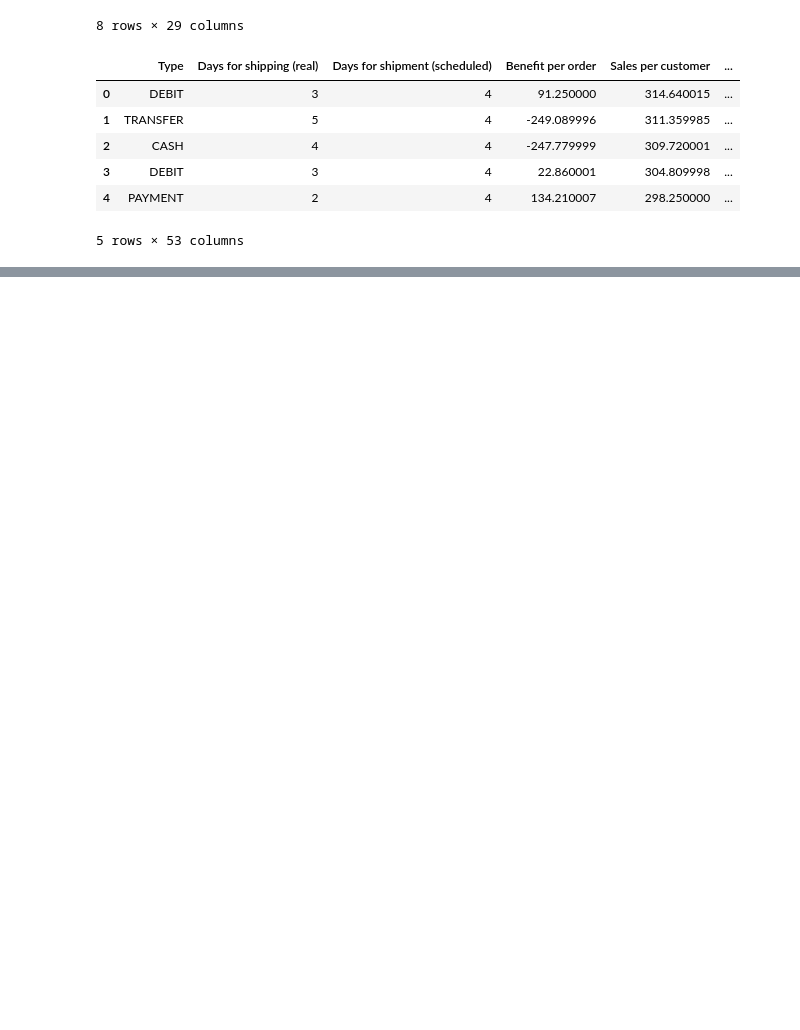
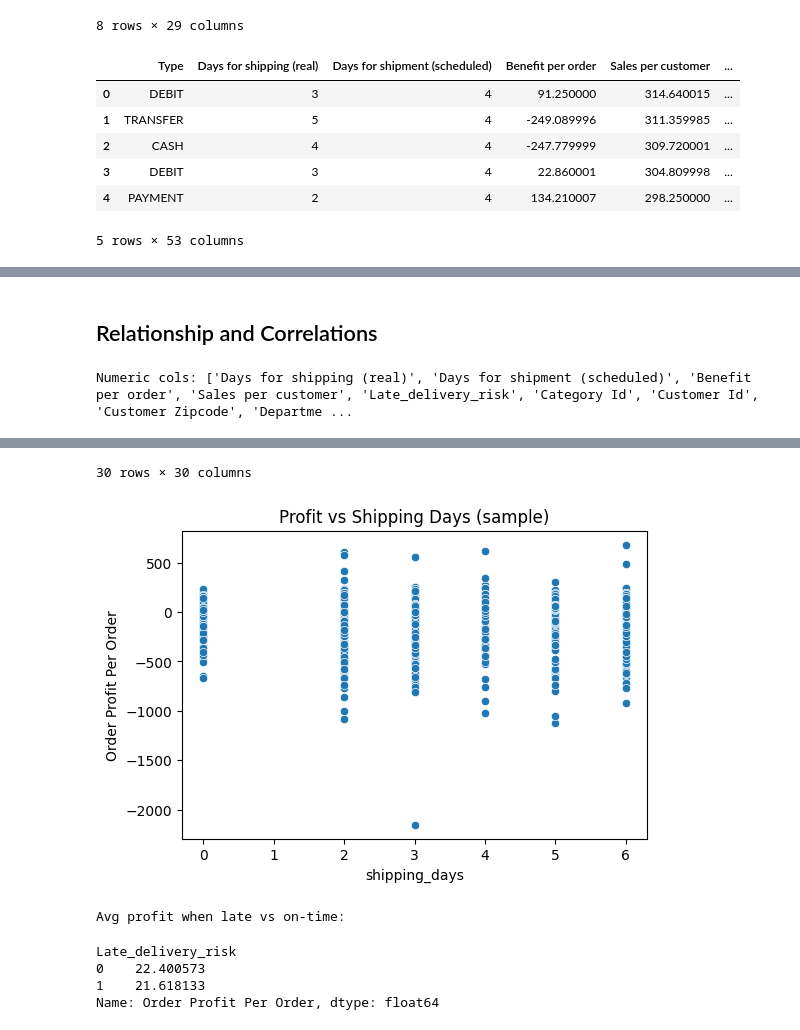
Before and after one commit to workerbeedez/replacement-project-1, a Jupyter notebook: project.ipynb, the cells around one changed output, grey strips where cells are left out. Drawn from its saved outputs; the diff is of its cells as text; code cells hidden in the pictures; blank space fills up the shorter version.

```diff
--- a/project.ipynb
+++ b/project.ipynb
@@ -280,0 +666,24 @@ df_supply.head()
+# %% [markdown]
+## Relationship and Correlations
+# %%
+# Use the correct profit column name
+profit_col = "Order Profit Per Order"
+
+# Correlation matrix for numeric columns
+num_cols = df_supply.select_dtypes(include=[np.number]).columns.tolist()
+print("Numeric cols:", num_cols)
+display(df_supply[num_cols].corr())
+
+# Scatter profit vs shipping_days (are longer shipping times hurting profit?)
+if profit_col in df_supply.columns:
+    plt.figure(figsize=(6,4))
+    sns.scatterplot(x='shipping_days', y=profit_col, data=df_supply.sample(min(10000, len(df_supply)), random_state=1))
+    plt.title("Profit vs Shipping Days (sample)")
+    plt.show()
+
+# Late deliveries correlation with profit/sales
+if late_col and profit_col:
+    print("Avg profit when late vs on-time:")
+    display(df_supply.groupby(late_col)[profit_col].mean())
+# %% [output]
+Numeric cols: ['Days for shipping (real)', 'Days for shipment (scheduled)', 'Benefit per order', 'Sales per customer', 'Late_delivery_risk', 'Category Id', 'Customer Id', 'Customer Zipcode', 'Departme ...
@@ -280,0 +707,7 @@ df_supply.head()
+30 rows × 30 columns
+[figure, added]
+Avg profit when late vs on-time:
+Late_delivery_risk
+0    22.400573
+1    21.618133
+Name: Order Profit Per Order, dtype: float64
```
Also changed, not shown: parts of 21 cells of this notebook, 2 other files.
